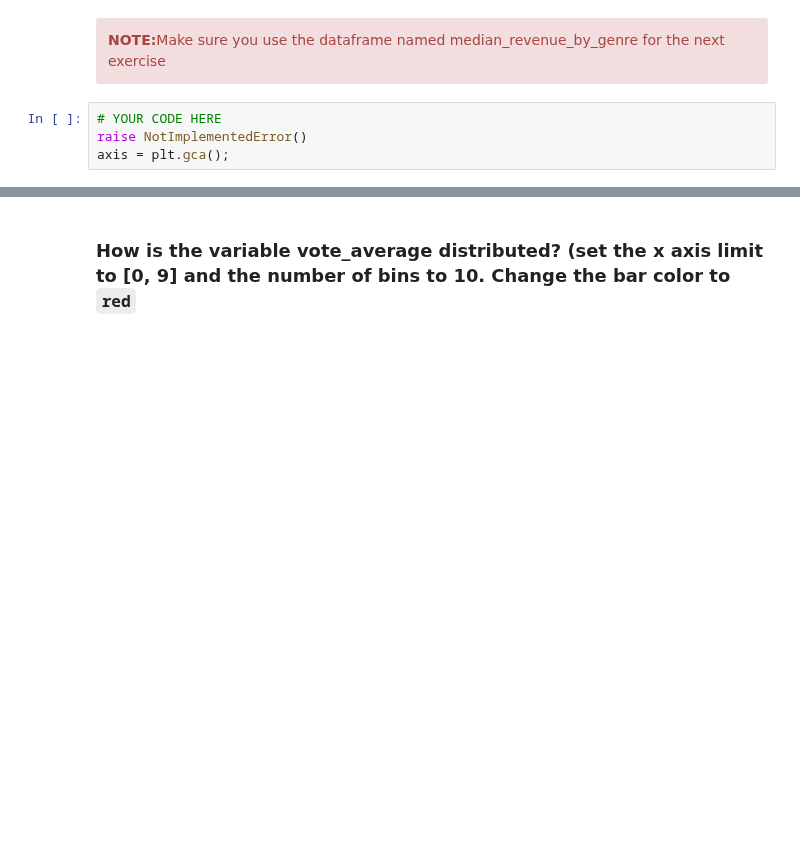
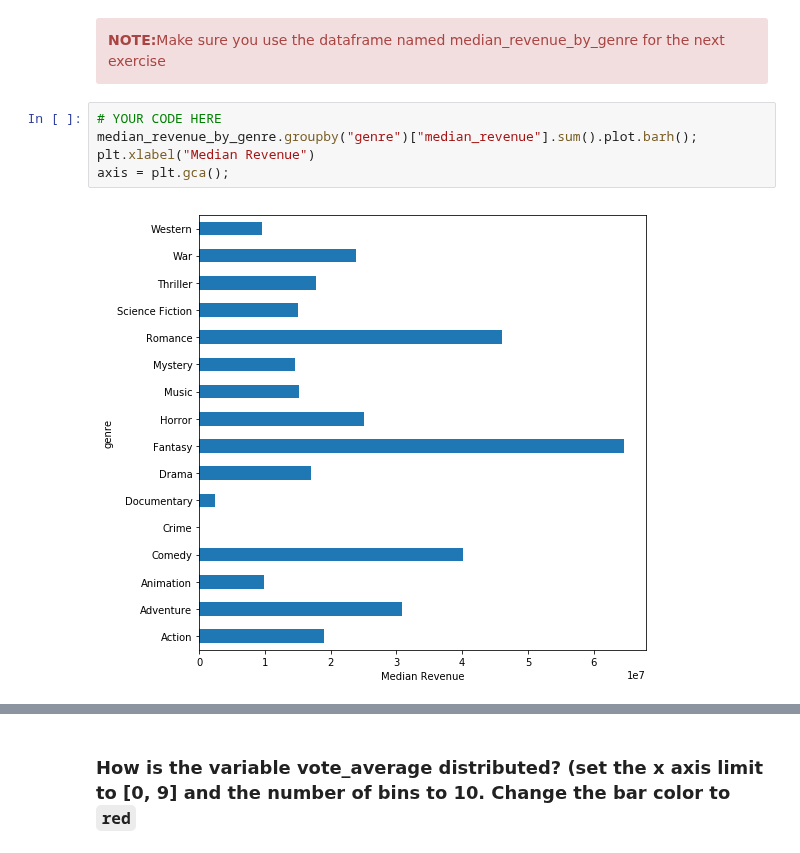
Before and after one commit to MafaldaPaco/batch3-workspace, a Jupyter notebook: S01/SLU03 - Visualization with Pandas and Matplotlib/Exercise notebook.ipynb, the cells around one changed output, grey strips where cells are left out. Drawn from its saved outputs; the diff is of its cells as text; blank space fills up the shorter version.

```diff
--- a/S01/SLU03 - Visualization with Pandas and Matplotlib/Exercise notebook.ipynb
+++ b/S01/SLU03 - Visualization with Pandas and Matplotlib/Exercise notebook.ipynb
@@ -153,8 +187,11 @@ median_revenue_by_genre
 </div>
 # %%
 # YOUR CODE HERE
-raise NotImplementedError()
+median_revenue_by_genre.groupby("genre")["median_revenue"].sum().plot.barh();
+plt.xlabel("Median Revenue")
 axis = plt.gca();
+# %% [output]
+[figure, added]
 # %%
 pc = PlotChecker(axis)
 pc._patches = np.array(pc.axis.patches)
```
Also changed, not shown: parts of 13 cells of this notebook.
